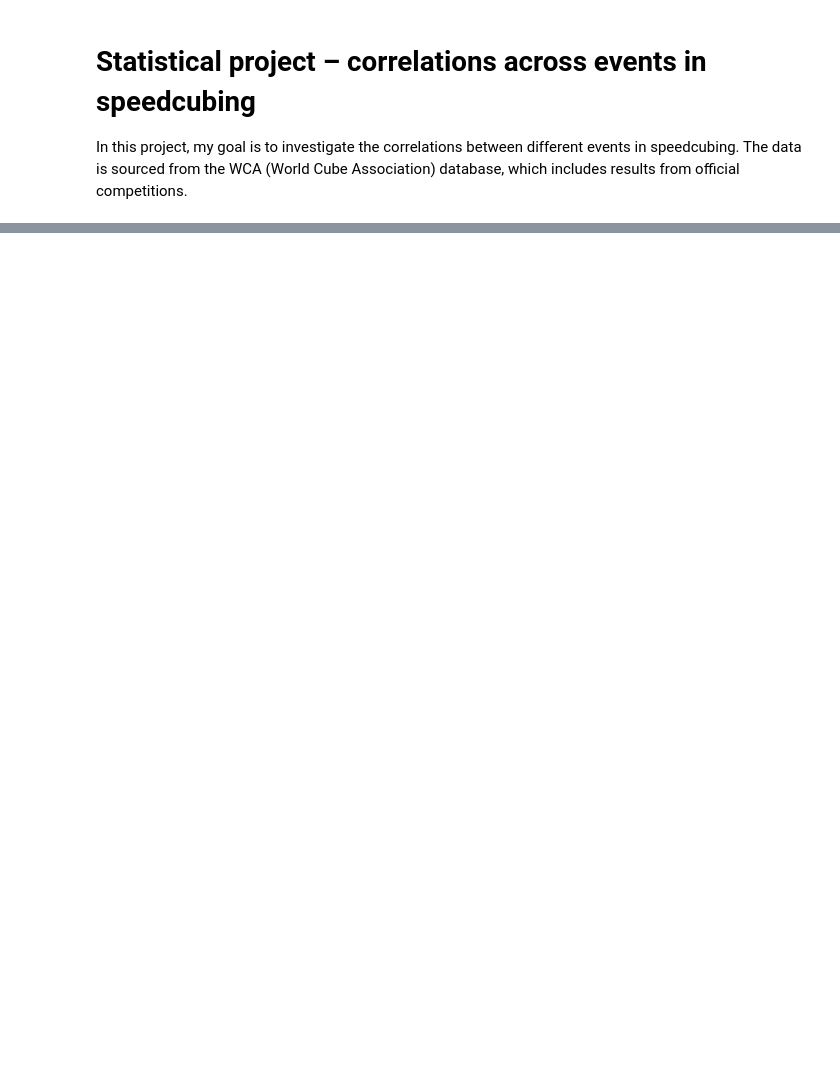
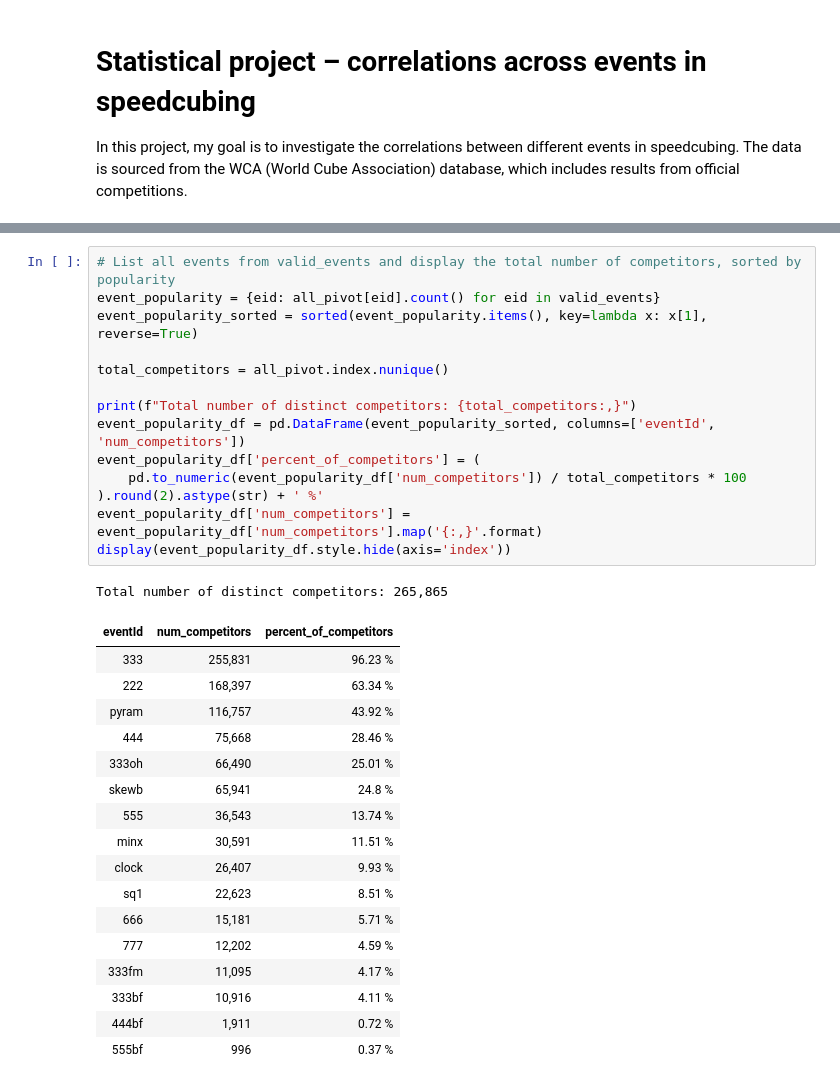
Before and after one commit to petrambroz/speedcubing-correlations, a Jupyter notebook: speedcubing-correlation.ipynb, the cells around one changed output, grey strips where cells are left out. Cells and saved outputs as stored; diff of their text form; blank space fills up the shorter version.

```diff
--- a/speedcubing-correlation.ipynb
+++ b/speedcubing-correlation.ipynb
@@ -224,0 +519,33 @@ A bit of context: I competed for the first time in Bratislava in 2016. My best 3
+# %%
+# List all events from valid_events and display the total number of competitors, sorted by popularity
+event_popularity = {eid: all_pivot[eid].count() for eid in valid_events}
+event_popularity_sorted = sorted(event_popularity.items(), key=lambda x: x[1], reverse=True)
+
+total_competitors = all_pivot.index.nunique()
+
+print(f"Total number of distinct competitors: {total_competitors:,}")
+event_popularity_df = pd.DataFrame(event_popularity_sorted, columns=['eventId', 'num_competitors'])
+event_popularity_df['percent_of_competitors'] = (
+    pd.to_numeric(event_popularity_df['num_competitors']) / total_competitors * 100
+).round(2).astype(str) + ' %'
+event_popularity_df['num_competitors'] = event_popularity_df['num_competitors'].map('{:,}'.format)
+display(event_popularity_df.style.hide(axis='index'))
+# %% [output]
+Total number of distinct competitors: 265,865
+| eventId | num_competitors | percent_of_competitors |
+| 333 | 255,831 | 96.23 % |
+| 222 | 168,397 | 63.34 % |
+| pyram | 116,757 | 43.92 % |
+| 444 | 75,668 | 28.46 % |
+| 333oh | 66,490 | 25.01 % |
+| skewb | 65,941 | 24.8 % |
+| 555 | 36,543 | 13.74 % |
+| minx | 30,591 | 11.51 % |
+| clock | 26,407 | 9.93 % |
+| sq1 | 22,623 | 8.51 % |
+| 666 | 15,181 | 5.71 % |
+| 777 | 12,202 | 4.59 % |
+| 333fm | 11,095 | 4.17 % |
+| 333bf | 10,916 | 4.11 % |
+| 444bf | 1,911 | 0.72 % |
+| 555bf | 996 | 0.37 % |
```
Also changed, not shown: parts of 38 cells of this notebook.
